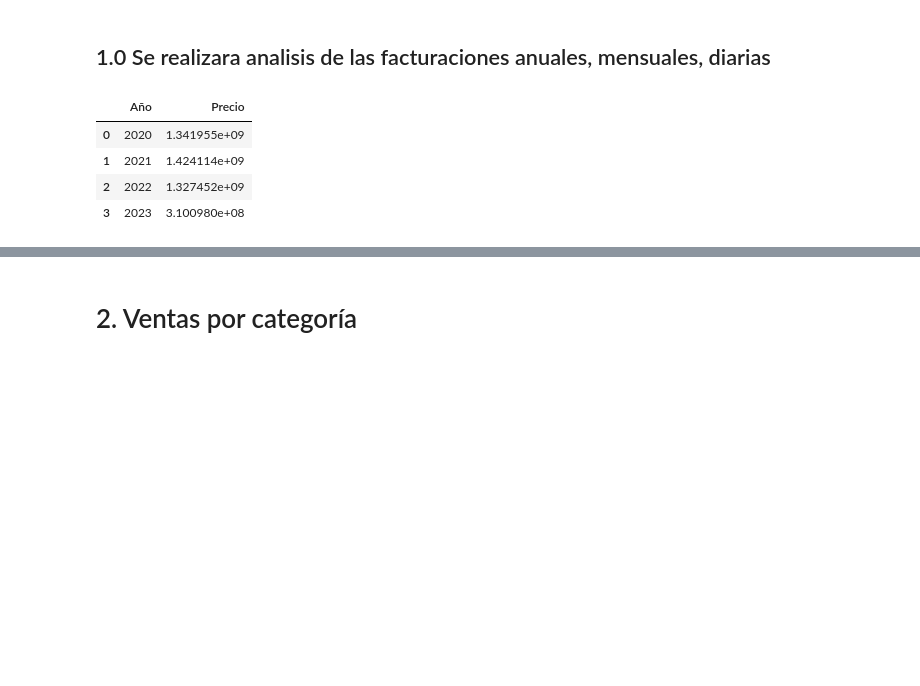
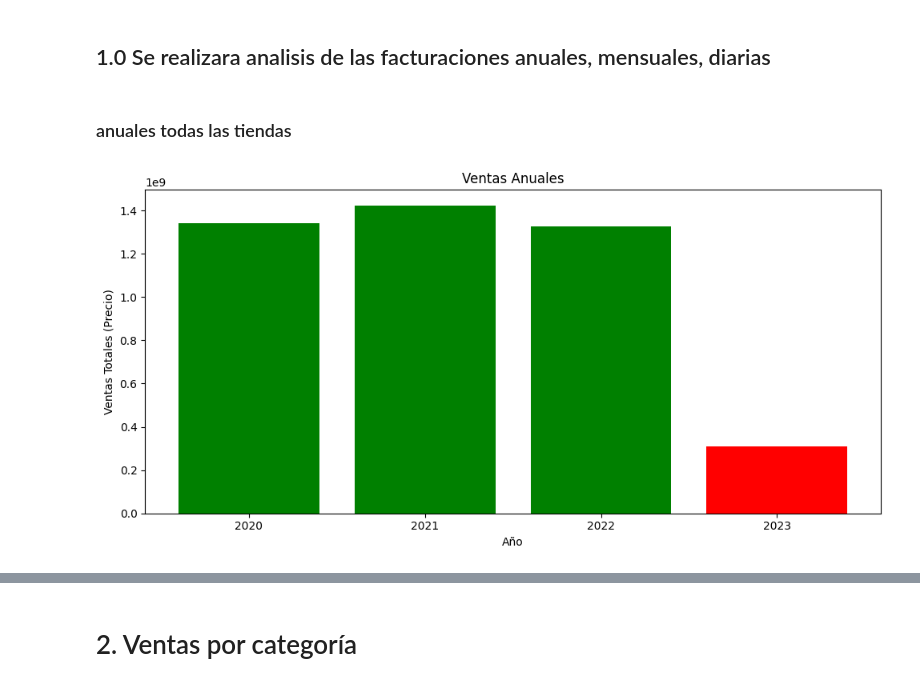
Before and after one commit to PaoloVerCoquimbo/Challenge_1_DataLover_Alura_Oracle_OneG9_08112025, a Jupyter notebook: AluraStoreLatam.ipynb, the cells around one changed output, grey strips where cells are left out. Saved outputs shown, nothing was run; the diff lists cells and outputs as text; code cells hidden in the pictures; blank space fills up the shorter version.

```diff
--- a/AluraStoreLatam.ipynb
+++ b/AluraStoreLatam.ipynb
@@ -447,15 +452,3 @@ pd.DataFrame(maestro_df.columns)
 #1. Análisis de facturación
 # %% [markdown]
 ## 1.0 Se realizara analisis de las facturaciones anuales, mensuales, diarias
-# %%
-# Agrupamos las ventas por año usando la columna "Precio",
-# que representa el monto de la venta.
-ventas_anuales = maestro_df.groupby("Año")["Precio"].sum().reset_index()
-
-ventas_anuales
-# %% [output]
-|  | Año | Precio |
-| 0 | 2020 | 1.341955e+09 |
-| 1 | 2021 | 1.424114e+09 |
-| 2 | 2022 | 1.327452e+09 |
-| 3 | 2023 | 3.100980e+08 |
@@ -461,0 +466,28 @@ ventas_anuales
+# %% [markdown]
+### anuales todas las tiendas
+# %%
+
+
+# Identificamos el valor mínimo
+min_value = ventas_anuales["Precio"].min()
+
+# Creamos colores: rojo para la menor venta, gris para el resto
+colors = ["red" if v == min_value else "green" for v in ventas_anuales["Precio"]]
+
+plt.figure(figsize=(10,5))
+
+plt.bar(ventas_anuales["Año"], ventas_anuales["Precio"], color=colors)
+
+plt.title("Ventas Anuales")
+plt.xlabel("Año")
+plt.ylabel("Ventas Totales (Precio)")
+
+plt.xticks(ventas_anuales["Año"])
+plt.tight_layout()
+plt.show()
+
+
+
+# estoy refleccionando  al ver los datos y veo una fuerte caida en las ventas por sus valor de retornob verificar las ventas en que mes terminan en 2023
+# %% [output]
+[figure, added]
```
Also changed, not shown: parts of 11 cells of this notebook.
